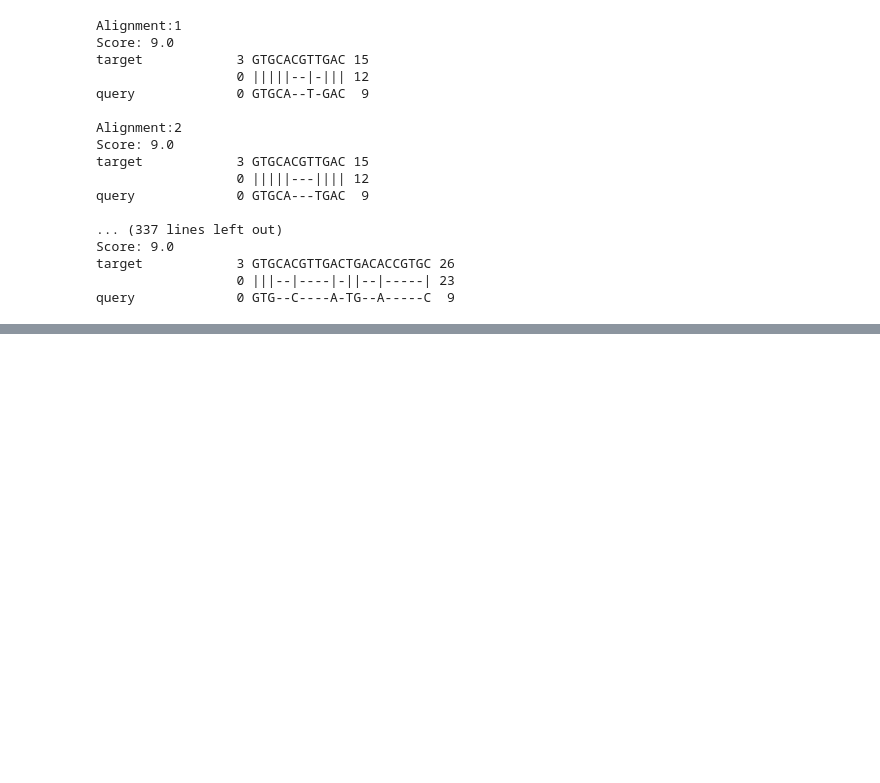
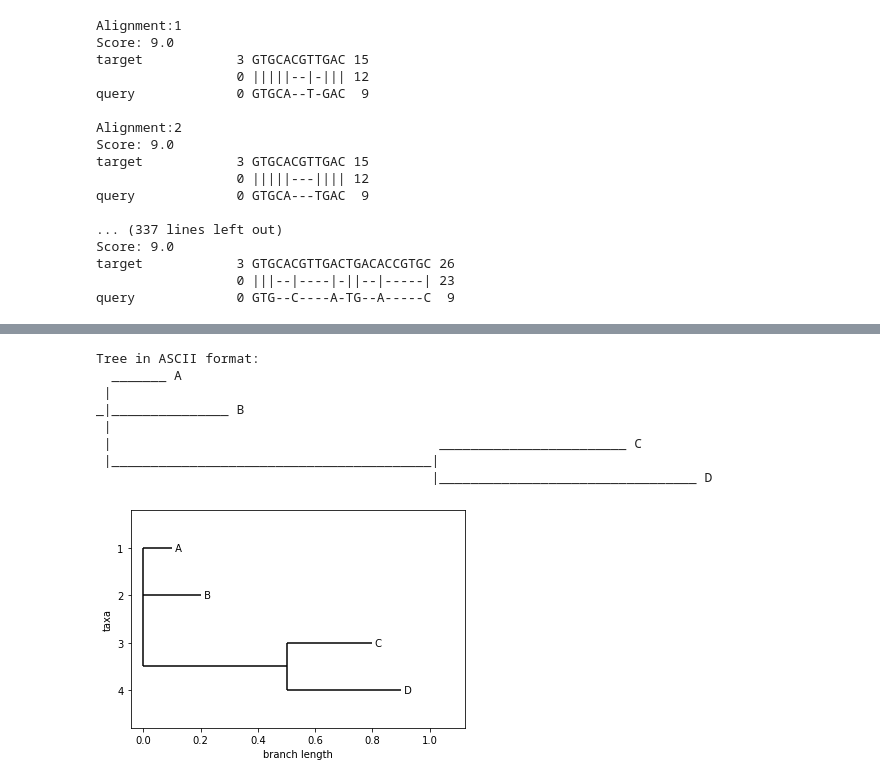
Before and after one commit to michaelremington2/Intro-to-Bioinformatics-Python, a Jupyter notebook: biopython.ipynb, the cells around one changed output, grey strips where cells are left out. Drawn from its saved outputs; the diff is of its cells as text; code cells hidden in the pictures; blank space fills up the shorter version.

Commit message:
Finsihed alignment section. Making phylogeny section.

```diff
--- a/biopython.ipynb
+++ b/biopython.ipynb
@@ -477,0 +603,18 @@ query             0 GTG--C----A-TG--A-----C  9
+# %%
+from Bio import Phylo
+
+
+tree = Phylo.read("data/simple_tree.newick", "newick")
+
+print("Tree in ASCII format:")
+Phylo.draw_ascii(tree)
+# %% [output]
+Tree in ASCII format:
+  _______ A
+ |
+_|_______________ B
+ |
+ |                                          ________________________ C
+ |_________________________________________|
+                                           |_________________________________ D
+[figure, added]
```
Also changed, not shown: parts of 8 cells of this notebook, 3 other files.
